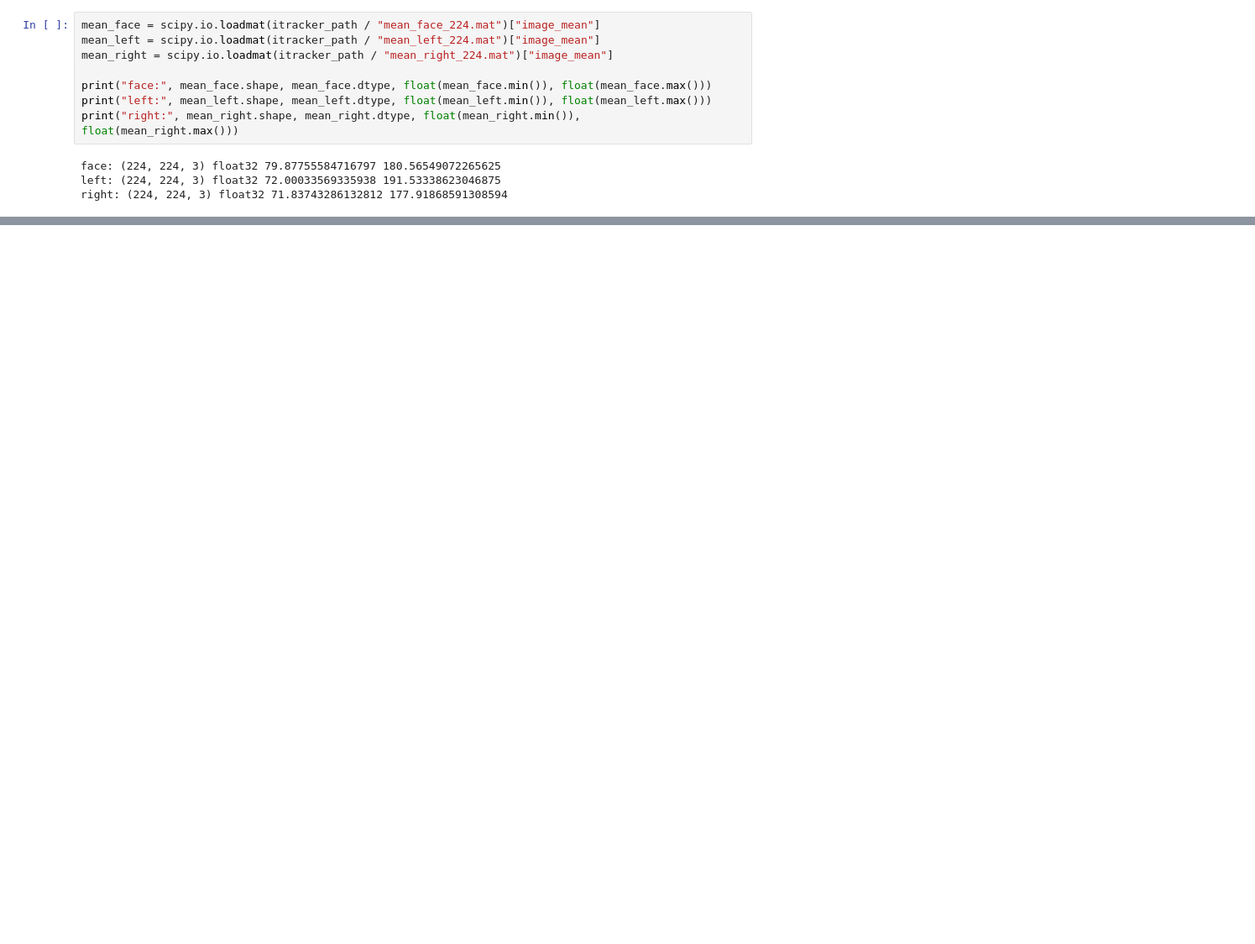
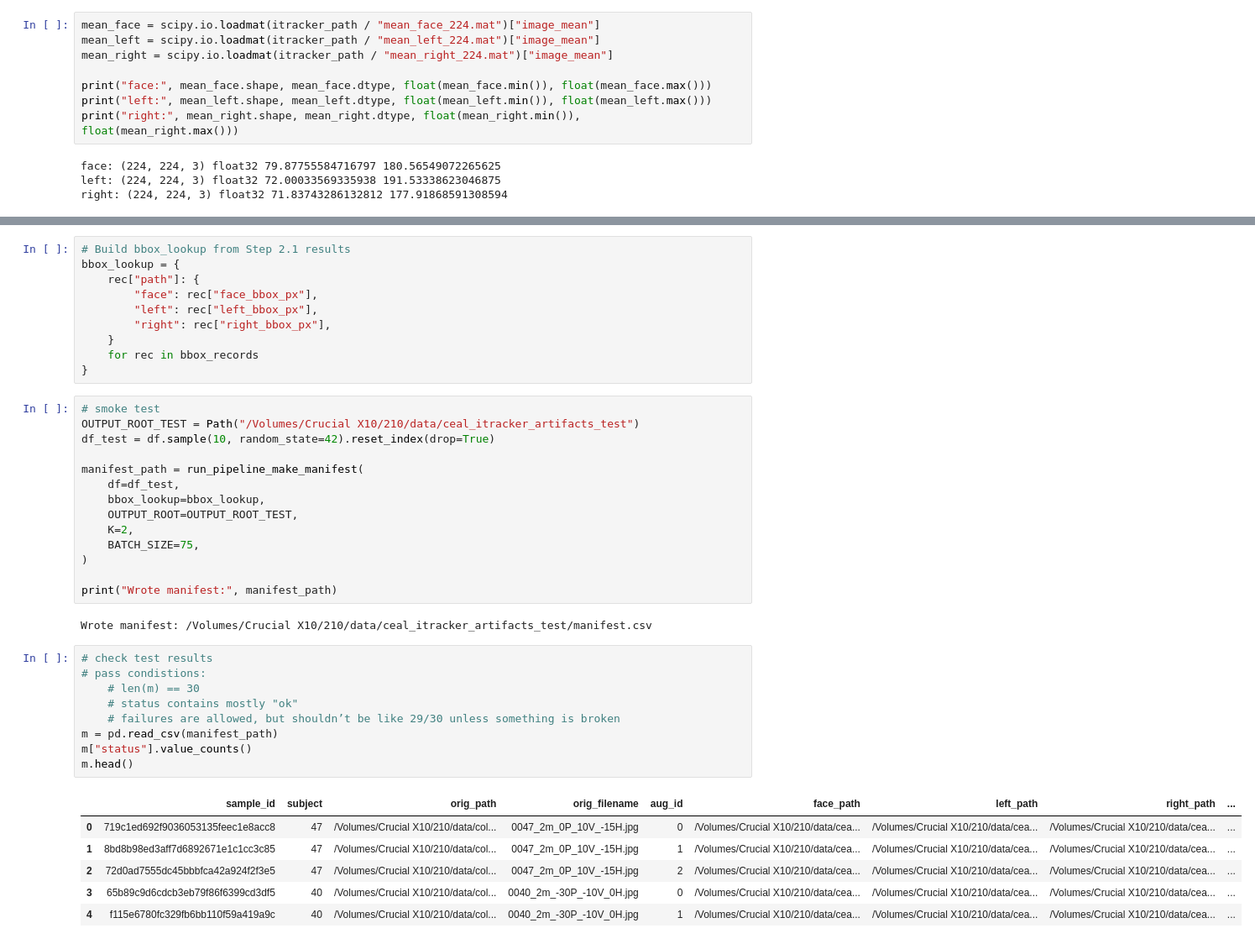
Before and after one commit to ketadesai20/eye2voice, a Jupyter notebook: notebooks/ceal_itracker/step_0.ipynb, the cells around one changed output, grey strips where cells are left out. Shown at 84% size. Drawn from its saved outputs; the diff is of its cells as text; blank space fills up the shorter version.

```diff
--- a/notebooks/ceal_itracker/step_0.ipynb
+++ b/notebooks/ceal_itracker/step_0.ipynb
@@ -153,0 +1455,42 @@ ensure the crops that belong to the same face stay together
+# %%
+# Build bbox_lookup from Step 2.1 results
+bbox_lookup = {
+    rec["path"]: {
+        "face": rec["face_bbox_px"],
+        "left": rec["left_bbox_px"],
+        "right": rec["right_bbox_px"],
+    }
+    for rec in bbox_records
+}
+# %%
+# smoke test
+OUTPUT_ROOT_TEST = Path("/Volumes/Crucial X10/210/data/ceal_itracker_artifacts_test")
+df_test = df.sample(10, random_state=42).reset_index(drop=True)
+
+manifest_path = run_pipeline_make_manifest(
+    df=df_test,
+    bbox_lookup=bbox_lookup,
+    OUTPUT_ROOT=OUTPUT_ROOT_TEST,
+    K=2,
+    BATCH_SIZE=75,
+)
+
+print("Wrote manifest:", manifest_path)
+# %% [output]
+Wrote manifest: /Volumes/Crucial X10/210/data/ceal_itracker_artifacts_test/manifest.csv
+# %%
+# check test results
+# pass condistions:
+    # len(m) == 30
+    # status contains mostly "ok"
+    # failures are allowed, but shouldn’t be like 29/30 unless something is broken
+m = pd.read_csv(manifest_path)
+m["status"].value_counts()
+m.head()
+# %% [output]
+|  | sample_id | subject | orig_path | orig_filename | aug_id | face_path | left_path | right_path | ... |
+| 0 | 719c1ed692f9036053135feec1e8acc8 | 47 | /Volumes/Crucial X10/210/data/col... | 0047_2m_0P_10V_-15H.jpg | 0 | /Volumes/Crucial X10/210/data/cea... | /Volumes/Crucial X10/210/data/cea... | /Volumes/Crucial X10/210/data/cea... | ... |
+| 1 | 8bd8b98ed3aff7d6892671e1c1cc3c85 | 47 | /Volumes/Crucial X10/210/data/col... | 0047_2m_0P_10V_-15H.jpg | 1 | /Volumes/Crucial X10/210/data/cea... | /Volumes/Crucial X10/210/data/cea... | /Volumes/Crucial X10/210/data/cea... | ... |
+| 2 | 72d0ad7555dc45bbbfca42a924f2f3e5 | 47 | /Volumes/Crucial X10/210/data/col... | 0047_2m_0P_10V_-15H.jpg | 2 | /Volumes/Crucial X10/210/data/cea... | /Volumes/Crucial X10/210/data/cea... | /Volumes/Crucial X10/210/data/cea... | ... |
+| 3 | 65b89c9d6cdcb3eb79f86f6399cd3df5 | 40 | /Volumes/Crucial X10/210/data/col... | 0040_2m_-30P_-10V_0H.jpg | 0 | /Volumes/Crucial X10/210/data/cea... | /Volumes/Crucial X10/210/data/cea... | /Volumes/Crucial X10/210/data/cea... | ... |
+| 4 | f115e6780fc329fb6bb110f59a419a9c | 40 | /Volumes/Crucial X10/210/data/col... | 0040_2m_-30P_-10V_0H.jpg | 1 | /Volumes/Crucial X10/210/data/cea... | /Volumes/Crucial X10/210/data/cea... | /Volumes/Crucial X10/210/data/cea... | ... |
```
Also changed, not shown: parts of 66 cells of this notebook, 2 other files.
